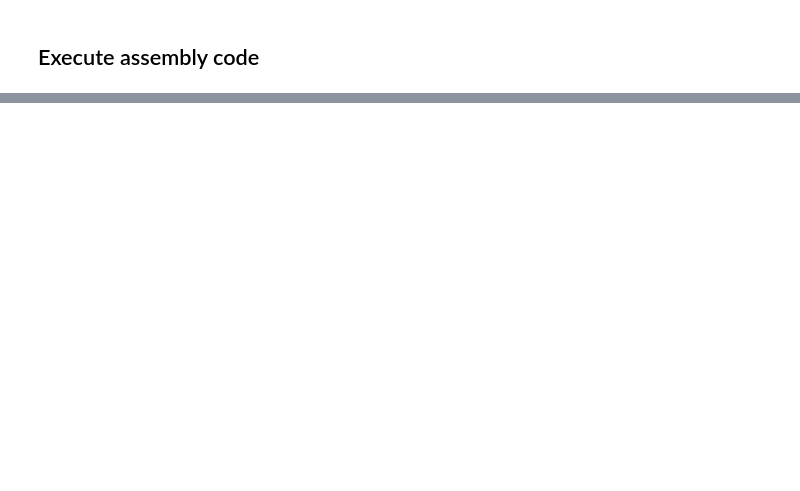
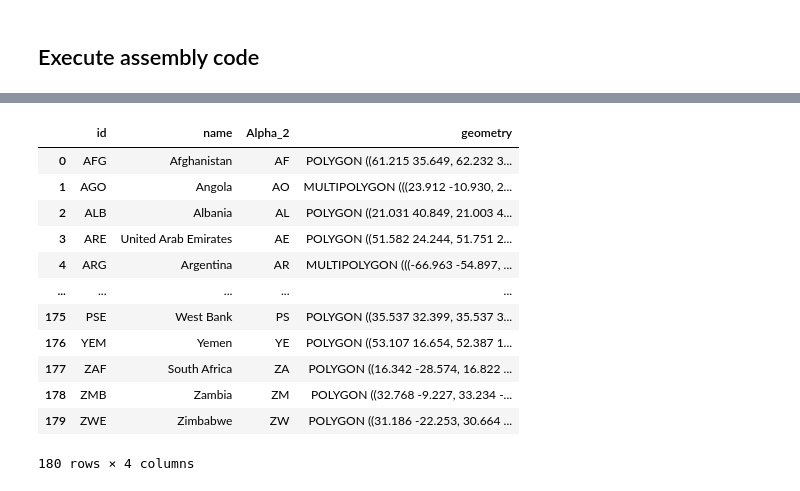
Before and after one commit to gladcolor/LLM-Geo, a Jupyter notebook: LLM_Geo_API4.ipynb, the cells around one changed output, grey strips where cells are left out. Cells and saved outputs as stored; diff of their text form; code cells hidden in the pictures; blank space fills up the shorter version.

Commit message:
File: added country boundaries.

```diff
--- a/LLM_Geo_API4.ipynb
+++ b/LLM_Geo_API4.ipynb
@@ -607 +570,17 @@ if __name__ == "__main__":
+# %%
+country_gdf
+# %% [output]
+|  | id | name | Alpha_2 | geometry |
+| 0 | AFG | Afghanistan | AF | POLYGON ((61.215 35.649, 62.232 3... |
+| 1 | AGO | Angola | AO | MULTIPOLYGON (((23.912 -10.930, 2... |
+| 2 | ALB | Albania | AL | POLYGON ((21.031 40.849, 21.003 4... |
+| 3 | ARE | United Arab Emirates | AE | POLYGON ((51.582 24.244, 51.751 2... |
+| 4 | ARG | Argentina | AR | MULTIPOLYGON (((-66.963 -54.897, ... |
+| ... | ... | ... | ... | ... |
+| 175 | PSE | West Bank | PS | POLYGON ((35.537 32.399, 35.537 3... |
+| 176 | YEM | Yemen | YE | POLYGON ((53.107 16.654, 52.387 1... |
+| 177 | ZAF | South Africa | ZA | POLYGON ((16.342 -28.574, 16.822 ... |
+| 178 | ZMB | Zambia | ZM | POLYGON ((32.768 -9.227, 33.234 -... |
+| 179 | ZWE | Zimbabwe | ZW | POLYGON ((31.186 -22.253, 30.664 ... |
+180 rows × 4 columns
 # %%
```
Also changed, not shown: parts of 14 cells of this notebook, 2 other files.
